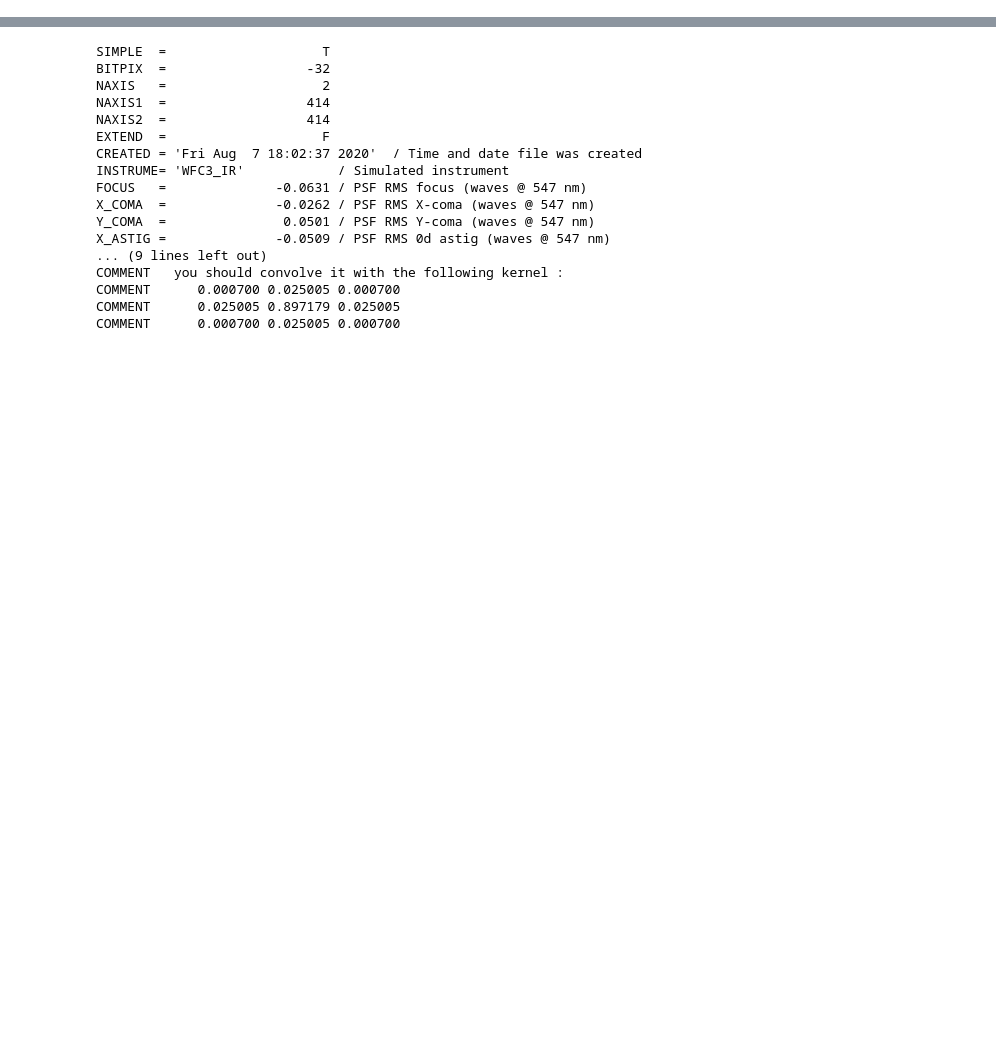
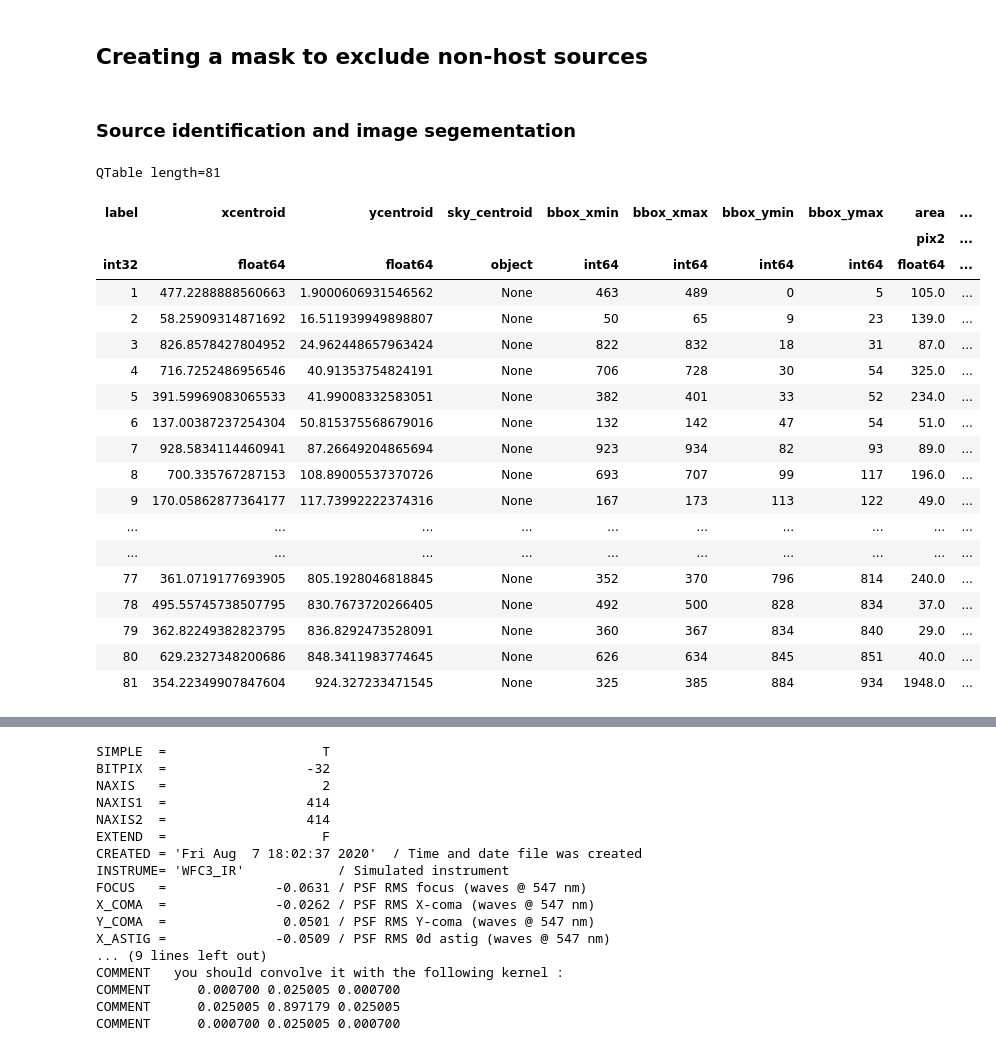
Before and after one commit to SunilSimha/ftsky_optical, a Jupyter notebook: notebooks/3.Morphology.ipynb, the cells around one changed output, grey strips where cells are left out. Saved outputs shown, nothing was run; the diff lists cells and outputs as text; code cells hidden in the pictures; blank space fills up the shorter version.

```diff
--- a/notebooks/3.Morphology.ipynb
+++ b/notebooks/3.Morphology.ipynb
@@ -77,0 +71,4 @@ Table length=8
+# %% [markdown]
+## Creating a mask to exclude non-host sources
+# %% [markdown]
+### Source identification and image segementation
@@ -78 +80,24 @@ Table length=8
+# %%
+objects
+# %% [output]
+QTable length=81
+| label | xcentroid | ycentroid | sky_centroid | bbox_xmin | bbox_xmax | bbox_ymin | bbox_ymax | area | ... |
+|  |  |  |  |  |  |  |  | pix2 | ... |
+| int32 | float64 | float64 | object | int64 | int64 | int64 | int64 | float64 | ... |
+| 1 | 477.2288888560663 | 1.9000606931546562 | None | 463 | 489 | 0 | 5 | 105.0 | ... |
+| 2 | 58.25909314871692 | 16.511939949898807 | None | 50 | 65 | 9 | 23 | 139.0 | ... |
+| 3 | 826.8578427804952 | 24.962448657963424 | None | 822 | 832 | 18 | 31 | 87.0 | ... |
+| 4 | 716.7252486956546 | 40.91353754824191 | None | 706 | 728 | 30 | 54 | 325.0 | ... |
+| 5 | 391.59969083065533 | 41.99008332583051 | None | 382 | 401 | 33 | 52 | 234.0 | ... |
+| 6 | 137.00387237254304 | 50.815375568679016 | None | 132 | 142 | 47 | 54 | 51.0 | ... |
+| 7 | 928.5834114460941 | 87.26649204865694 | None | 923 | 934 | 82 | 93 | 89.0 | ... |
+| 8 | 700.335767287153 | 108.89005537370726 | None | 693 | 707 | 99 | 117 | 196.0 | ... |
+| 9 | 170.05862877364177 | 117.73992222374316 | None | 167 | 173 | 113 | 122 | 49.0 | ... |
+| ... | ... | ... | ... | ... | ... | ... | ... | ... | ... |
+| ... | ... | ... | ... | ... | ... | ... | ... | ... | ... |
+| 77 | 361.0719177693905 | 805.1928046818845 | None | 352 | 370 | 796 | 814 | 240.0 | ... |
+| 78 | 495.55745738507795 | 830.7673720266405 | None | 492 | 500 | 828 | 834 | 37.0 | ... |
+| 79 | 362.82249382823795 | 836.8292473528091 | None | 360 | 367 | 834 | 840 | 29.0 | ... |
+| 80 | 629.2327348200686 | 848.3411983774645 | None | 626 | 634 | 845 | 851 | 40.0 | ... |
+| 81 | 354.22349907847604 | 924.327233471545 | None | 325 | 385 | 884 | 934 | 1948.0 | ... |
 # %%
```
Also changed, not shown: parts of 30 cells of this notebook.
